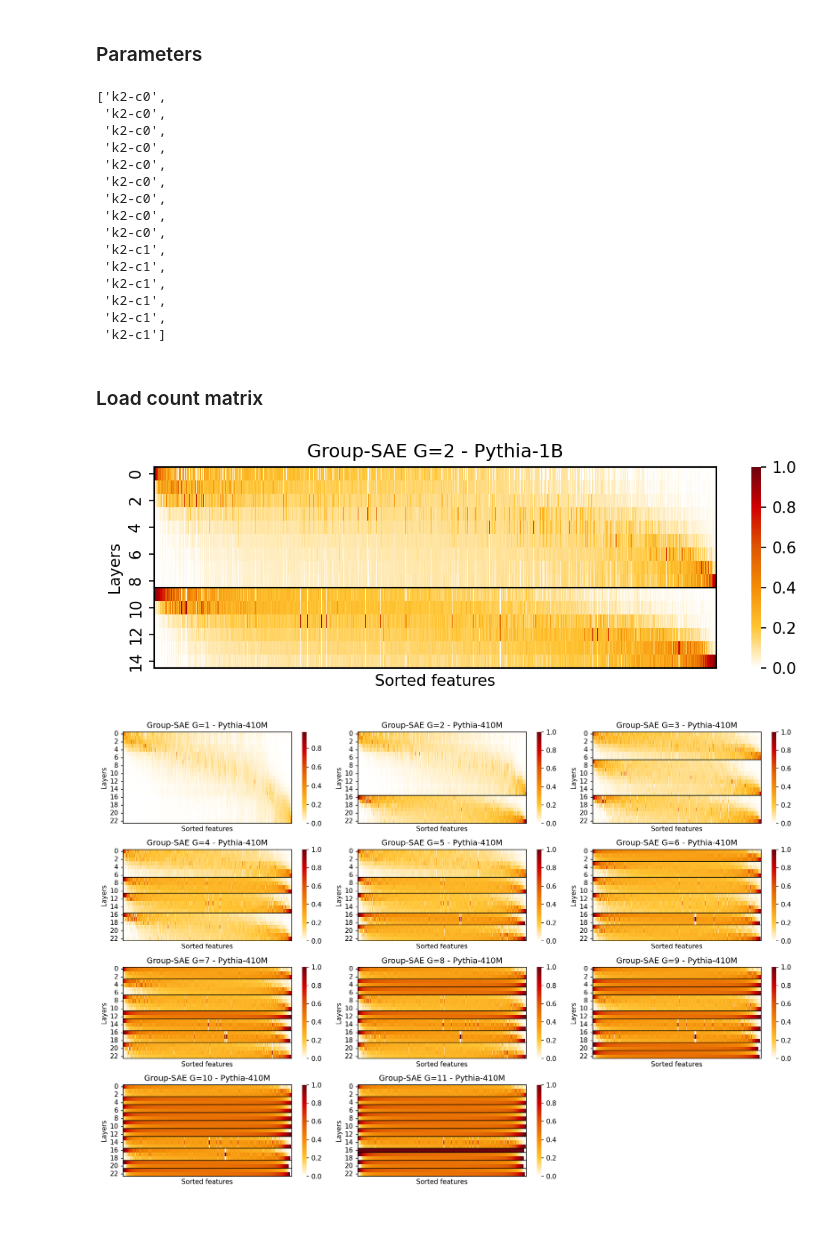
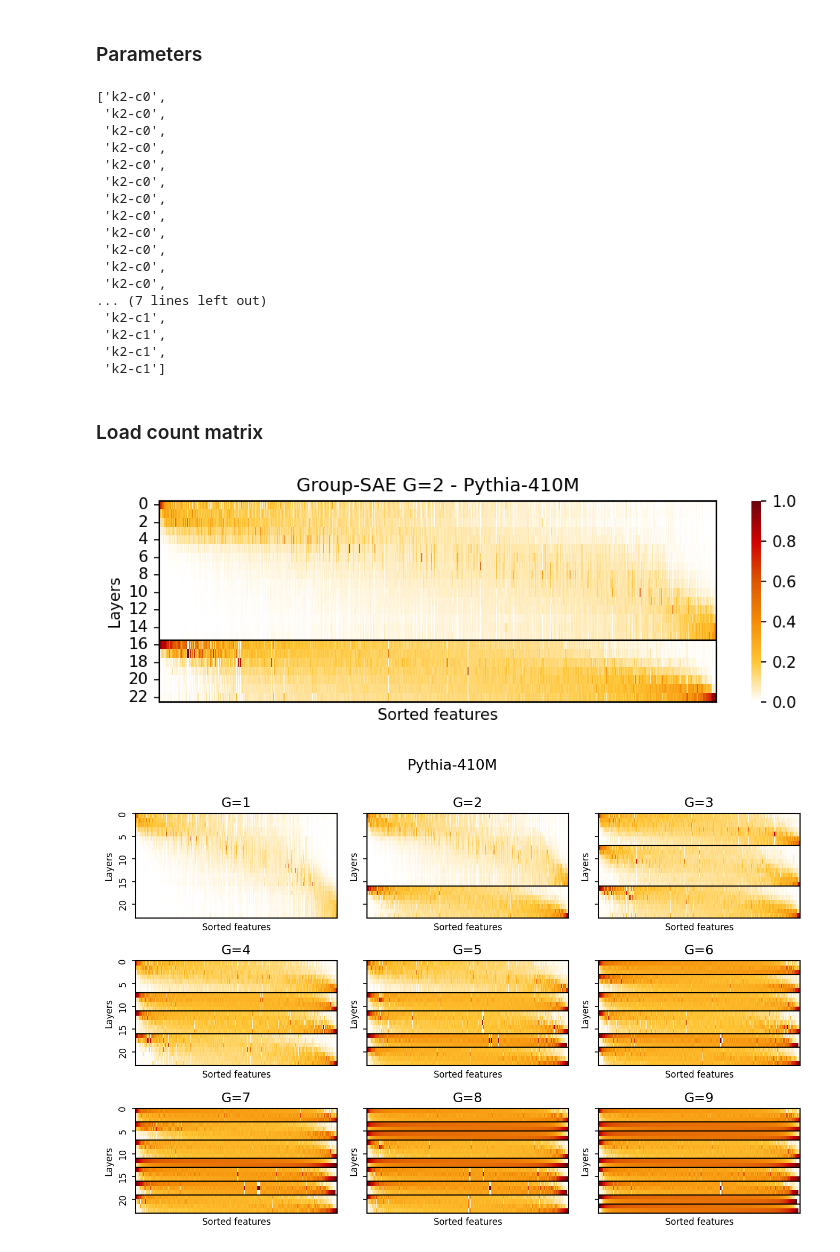
Before and after one commit to ghidav/group-sae, a Jupyter notebook: feature_spreading/analysis.ipynb, the cells around one changed output. Saved outputs shown, nothing was run; the diff lists cells and outputs as text; code cells hidden in the pictures; blank space fills up the shorter version.

```diff
--- a/feature_spreading/analysis.ipynb
+++ b/feature_spreading/analysis.ipynb
@@ -9,12 +9,14 @@ from group_sae.utils import load_cluster_map
 # %% [markdown]
 ### Parameters
 # %%
-model_name = "pythia-1b"
+size = "410m"
+model_name = f"pythia-{size}"
 max_tokens = 1_000_000
 count_dir = "./counts"
+g_hats = {"pythia-1b": 6, "pythia-160m": 6, "pythia-410m": 9}
 K = 2
 # %%
-cluster_map = load_cluster_map("1b")
+cluster_map = load_cluster_map(size)
 cluster_ids = cluster_map[str(K)]
 cluster_ids
 # %% [output]
@@ -27,8 +29,10 @@ cluster_ids
  'k2-c0',
  'k2-c0',
  'k2-c0',
- 'k2-c1',
- 'k2-c1',
+ 'k2-c0',
+ 'k2-c0',
+ 'k2-c0',
+... (7 lines left out)
  'k2-c1',
  'k2-c1',
  'k2-c1',
@@ -93,8 +97,9 @@ for row in cluster_changes:
 plt.tight_layout()
 plt.show()
 # %% [output]
-[figure, old version]
+[figure, new version]
 # %%
+import os
 from math import ceil
 
 import matplotlib.pyplot as plt
@@ -106,14 +111,13 @@ from matplotlib.colors import LinearSegmentedColormap
 from group_sae.utils import load_cluster_map
 
 # Parameters
-model_name = "pythia-410m"
 max_tokens = 1_000_000
 count_dir = "./counts"
 
 # Load the cluster map and get available K values
-cluster_map = load_cluster_map("410m")
+cluster_map = load_cluster_map(size)
 Ks = sorted([int(k) for k in cluster_map.keys()])  # e.g., [2, 3, 4, ...]
-Ks = Ks[: len(Ks) // 2]
+Ks = Ks[: g_hats[model_name]]  # Limit to g_hat clusters
 
 # Define a custom colormap using a palette
 palette = ["#FFFFFF", "#FFC533", "#f48c06", "#DD5703", "#d00000", "#6A040F"]
@@ -124,7 +128,9 @@ n_K = len(Ks)
 n_cols = 3
 n_rows = ceil(n_K / n_cols)
 
-fig, axes = plt.subplots(n_rows, n_cols, figsize=(5 * n_cols, 2.5 * n_rows), dpi=150)
+fig, axes = plt.subplots(
+    n_rows, n_cols, figsize=(3 * n_cols, 2 * n_rows), dpi=150, sharex=True, sharey=True
+)
 axes = axes.flatten()  # Flatten the axes array for easy iteration
 
 for i, K in enumerate(Ks):
@@ -152,34 +158,43 @@ for i, K in enumerate(Ks):
         _, idx = torch.sort(weight, descending=False)
         plot_mat[mask] = sub_mat[:, idx]
 
     plot_mat = plot_mat.cpu().numpy()
 
     # Create the heatmap for the current K
-    sns.heatmap(plot_mat, cmap=cmap_custom, annot=False, ax=ax)
+    sns.heatmap(plot_mat, cmap=cmap_custom, annot=False, ax=ax, cbar=False)
     ax.set_xticks([])
     ax.set_xlabel("Sorted features")
     ax.set_ylabel("Layers")
-    ax.set_title(f"Group-SAE G={K} - {model_name.title()}")
+    ax.set_title(f"G={K}")
+
+    yticks = np.arange(0, plot_mat.shape[0], 5)
+    yticks_labels = [str(i) for i in yticks]
+    ax.set_yticks(yticks)
+    ax.set_yticklabels(yticks_labels, fontsize=8)
+    ax.set_ylabel("Layers", fontsize=8)
+    ax.set_xlabel("Sorted features", fontsize=8)
 
     # Add a border around the heatmap
     for _, spine in ax.spines.items():
         spine.set_visible(True)
         spine.set_linewidth(1)
         spine.set_color("black")
 
     # Add horizontal lines where cluster_ids change
     cluster_changes = [
         j for j in range(1, len(cluster_ids)) if cluster_ids[j] != cluster_ids[j - 1]
     ]
     n_cols_heatmap = plot_mat.shape[1]
     for row in cluster_changes:
         ax.hlines(y=row, xmin=0, xmax=n_cols_heatmap, color="black", linewidth=1)
 
 # Turn off any unused subplots
 for j in range(i + 1, len(axes)):
     axes[j].axis("off")
 
+fig.suptitle(f"{model_name.title()}", fontsize=13, y=1.0)
 plt.tight_layout()
-plt.show()
+os.makedirs("imgs", exist_ok=True)
+plt.savefig(f"imgs/feat_spread_{model_name}.png", bbox_inches="tight", dpi=300)
 # %% [output]
-[figure, old version]
+[figure, new version]
```
Also changed, not shown: 4 other files.
